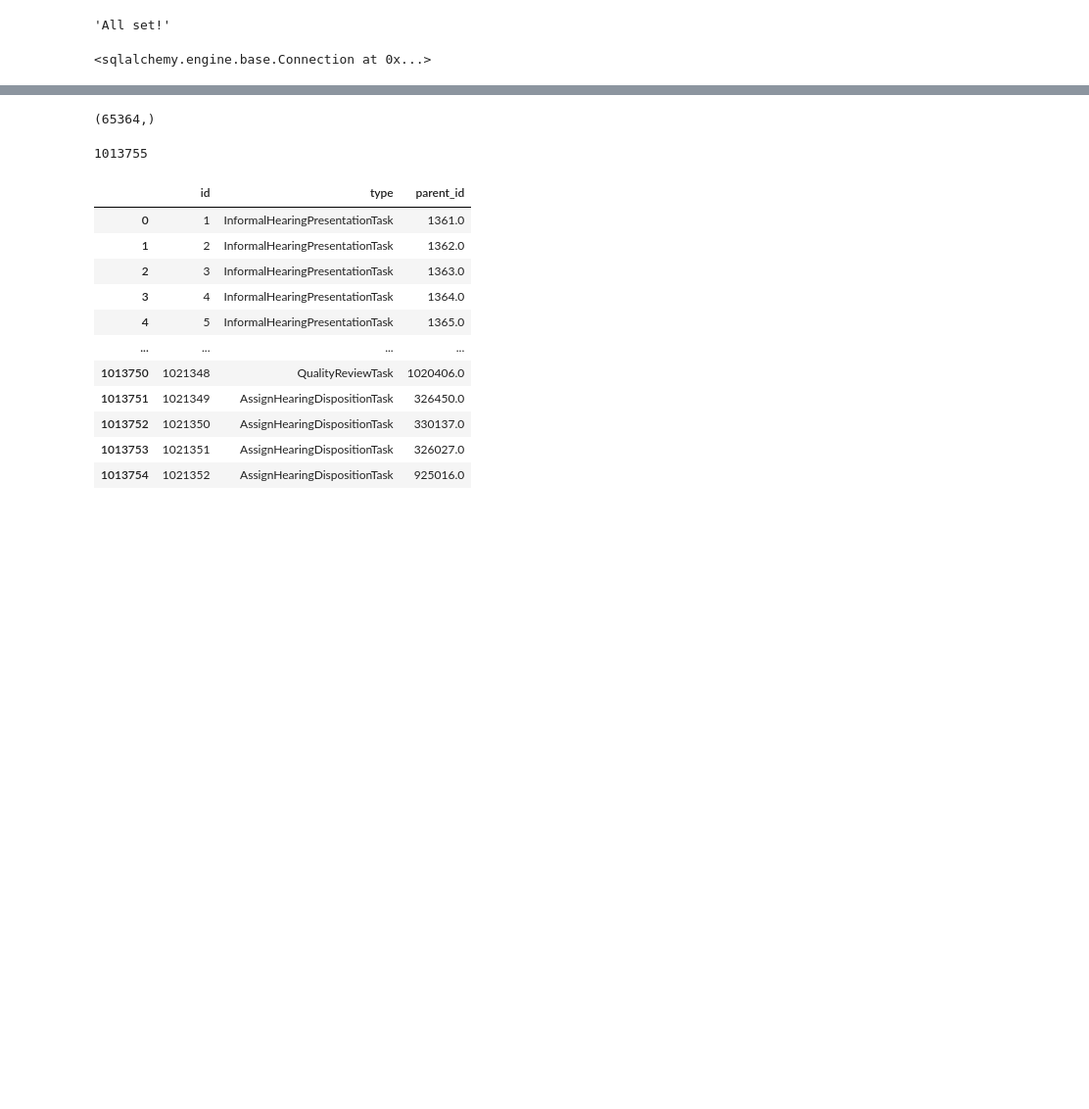
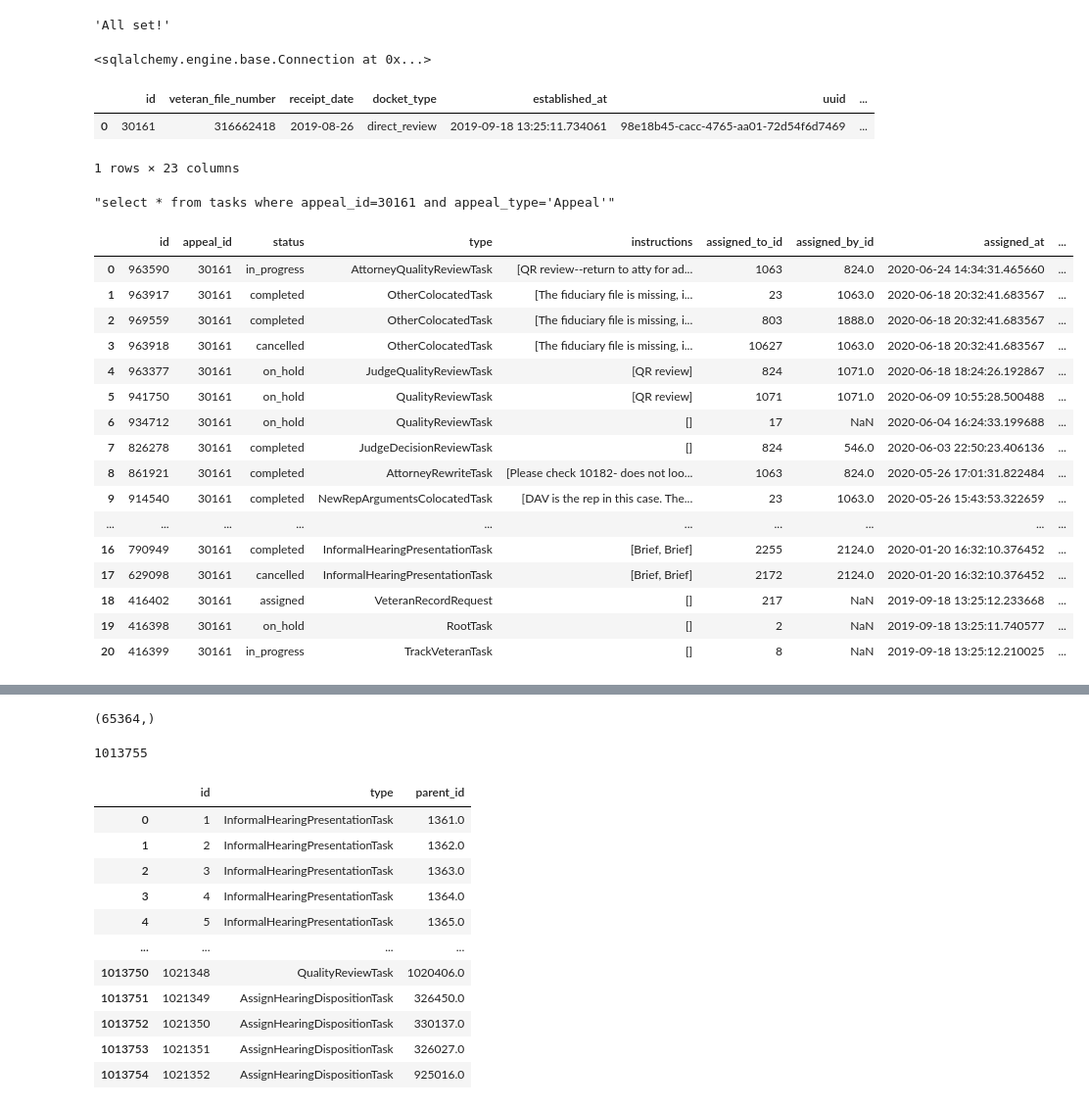
Before and after one commit to yoomlam/notes, a Jupyter notebook: python_notebook/connect_postgres.ipynb, the cells around one changed output, grey strips where cells are left out. Shown at 98% size. Cells and saved outputs as stored; diff of their text form; code cells hidden in the pictures; blank space fills up the shorter version.

```diff
--- a/python_notebook/connect_postgres.ipynb
+++ b/python_notebook/connect_postgres.ipynb
@@ -21,0 +44,6 @@ import pandas as pd
+# %%
+appealDf
+# %% [output]
+|  | id | veteran_file_number | receipt_date | docket_type | established_at | uuid | ... |
+| 0 | 30161 | 316662418 | 2019-08-26 | direct_review | 2019-09-18 13:25:11.734061 | 98e18b45-cacc-4765-aa01-72d54f6d7469 | ... |
+1 rows × 23 columns
@@ -21,0 +52,25 @@ import pandas as pd
+# %%
+f"select * from tasks where appeal_id={appeal_id} and appeal_type='Appeal'"
+# %% [output]
+"select * from tasks where appeal_id=30161 and appeal_type='Appeal'"
+# %%
+tasksDf = pd.read_sql_query(f"select * from tasks where appeal_id={appeal_id} and appeal_type='Appeal'",con=engine)
+tasksDf
+# %% [output]
+|  | id | appeal_id | status | type | instructions | assigned_to_id | assigned_by_id | assigned_at | ... |
+| 0 | 963590 | 30161 | in_progress | AttorneyQualityReviewTask | [QR review--return to atty for ad... | 1063 | 824.0 | 2020-06-24 14:34:31.465660 | ... |
+| 1 | 963917 | 30161 | completed | OtherColocatedTask | [The fiduciary file is missing, i... | 23 | 1063.0 | 2020-06-18 20:32:41.683567 | ... |
+| 2 | 969559 | 30161 | completed | OtherColocatedTask | [The fiduciary file is missing, i... | 803 | 1888.0 | 2020-06-18 20:32:41.683567 | ... |
+| 3 | 963918 | 30161 | cancelled | OtherColocatedTask | [The fiduciary file is missing, i... | 10627 | 1063.0 | 2020-06-18 20:32:41.683567 | ... |
+| 4 | 963377 | 30161 | on_hold | JudgeQualityReviewTask | [QR review] | 824 | 1071.0 | 2020-06-18 18:24:26.192867 | ... |
+| 5 | 941750 | 30161 | on_hold | QualityReviewTask | [QR review] | 1071 | 1071.0 | 2020-06-09 10:55:28.500488 | ... |
+| 6 | 934712 | 30161 | on_hold | QualityReviewTask | [] | 17 | NaN | 2020-06-04 16:24:33.199688 | ... |
+| 7 | 826278 | 30161 | completed | JudgeDecisionReviewTask | [] | 824 | 546.0 | 2020-06-03 22:50:23.406136 | ... |
+| 8 | 861921 | 30161 | completed | AttorneyRewriteTask | [Please check 10182- does not loo... | 1063 | 824.0 | 2020-05-26 17:01:31.822484 | ... |
+| 9 | 914540 | 30161 | completed | NewRepArgumentsColocatedTask | [DAV is the rep in this case. The... | 23 | 1063.0 | 2020-05-26 15:43:53.322659 | ... |
+| ... | ... | ... | ... | ... | ... | ... | ... | ... | ... |
+| 16 | 790949 | 30161 | completed | InformalHearingPresentationTask | [Brief, Brief] | 2255 | 2124.0 | 2020-01-20 16:32:10.376452 | ... |
+| 17 | 629098 | 30161 | cancelled | InformalHearingPresentationTask | [Brief, Brief] | 2172 | 2124.0 | 2020-01-20 16:32:10.376452 | ... |
+| 18 | 416402 | 30161 | assigned | VeteranRecordRequest | [] | 217 | NaN | 2019-09-18 13:25:12.233668 | ... |
+| 19 | 416398 | 30161 | on_hold | RootTask | [] | 2 | NaN | 2019-09-18 13:25:11.740577 | ... |
+| 20 | 416399 | 30161 | in_progress | TrackVeteranTask | [] | 8 | NaN | 2019-09-18 13:25:12.210025 | ... |
```
Also changed, not shown: parts of 18 cells of this notebook, 11 other files.
